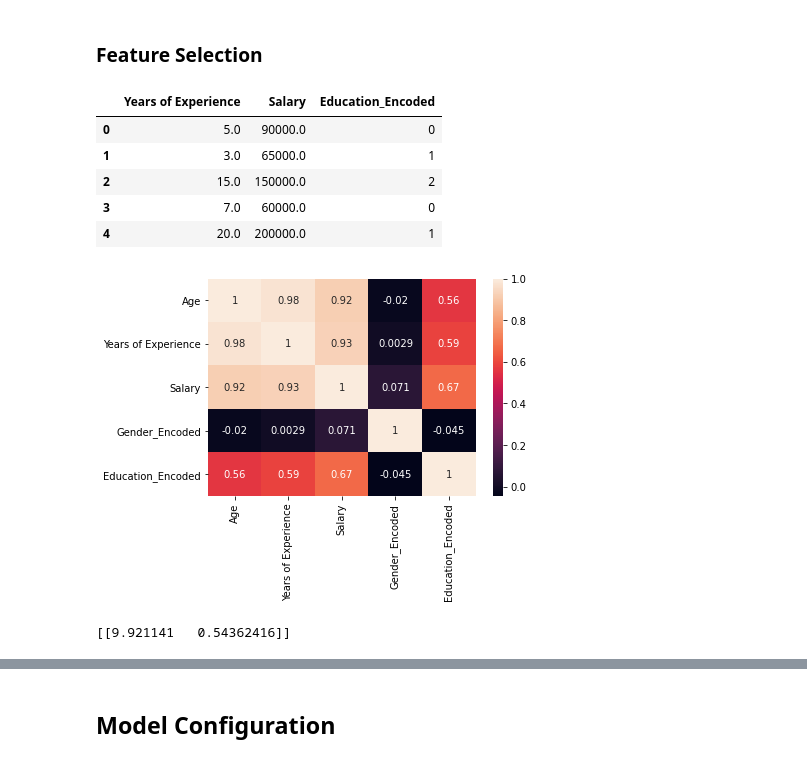
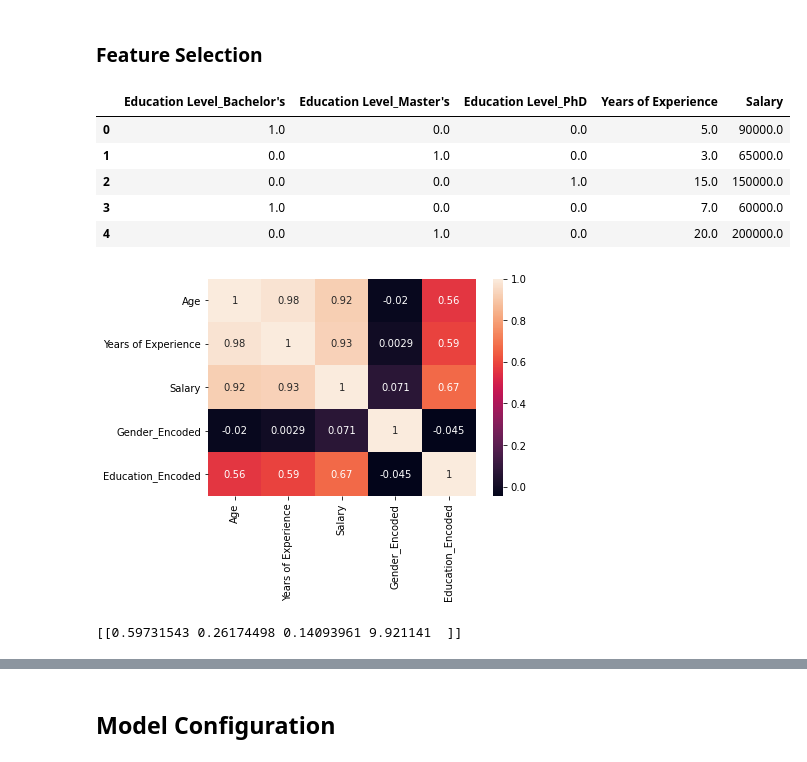
Before and after one commit to ouriquco/Salary-Predictions, a Jupyter notebook: multi_layer_perceptron_co.ipynb, the cells around one changed output, grey strips where cells are left out. Cells and saved outputs as stored; diff of their text form; code cells hidden in the pictures.

```diff
--- a/multi_layer_perceptron_co.ipynb
+++ b/multi_layer_perceptron_co.ipynb
@@ -59,45 +59,48 @@ data['Gender_Encoded'] = data['Gender'].map({'Female': 0, 'Male': 1})
 data.drop(columns=['Gender'], inplace=True)
 
 # Create map for tenary encoding
 education_mapping = {
     "Bachelor's": 0,
     "Master's": 1,
     "PhD": 2
 }
 
-# Perform ternary encoding
+data_non_numeric = data.select_dtypes(exclude=['number'])
+# Drop Job Title due to complexity
+data_non_numeric.drop(columns=['Job Title'], inplace=True)
+data_encoded = pd.get_dummies(data_non_numeric, dtype = float)
+
+# Perform ternary encoding for visualization only
 data['Education_Encoded'] = data['Education Level'].map(education_mapping)
 data.drop(columns=['Education Level'], inplace=True)
 
-data_non_numeric = data.select_dtypes(exclude=['number'])
-data_encoded = pd.get_dummies(data_non_numeric, dtype = float)
 data_numeric = data.select_dtypes(include=['number'])
 targets = pd.DataFrame(data["Salary"])
 
 # Check for multicollinearity amongst numerical values
 correlation_matrix = data_numeric.corr()
 sns.heatmap(correlation_matrix, annot=True)
 
 # Drop Age because it is highly correlated with Years of Experience and Years
 # of Experience is more correlated with our target Salary
 data_numeric.drop(columns=['Age'], inplace=True)
 
 # Drop gender because it is very loosley correlated to the dependent variable
 data_numeric.drop(columns=['Gender_Encoded'], inplace=True)
 
-# Drop Job Title due to complexity
-data_non_numeric.drop(columns=['Job Title'], inplace=True)
+# Drop Education_Encoded because we prefer the one hot encoding because this is linear regression problem
+data_numeric.drop(columns=['Education_Encoded'], inplace=True)
 
 # Concatenate the transformed data
-data_final = pd.concat([data_non_numeric, data_numeric], axis=1)
+data_final = pd.concat([data_encoded, data_numeric], axis=1)
 data_final.head()
 # %% [output]
-|  | Years of Experience | Salary | Education_Encoded |
-| 0 | 5.0 | 90000.0 | 0 |
-| 1 | 3.0 | 65000.0 | 1 |
-| 2 | 15.0 | 150000.0 | 2 |
-| 3 | 7.0 | 60000.0 | 0 |
-| 4 | 20.0 | 200000.0 | 1 |
+|  | Education Level_Bachelor's | Education Level_Master's | Education Level_PhD | Years of Experience | Salary |
+| 0 | 1.0 | 0.0 | 0.0 | 5.0 | 90000.0 |
+| 1 | 0.0 | 1.0 | 0.0 | 3.0 | 65000.0 |
+| 2 | 0.0 | 0.0 | 1.0 | 15.0 | 150000.0 |
+| 3 | 1.0 | 0.0 | 0.0 | 7.0 | 60000.0 |
+| 4 | 0.0 | 1.0 | 0.0 | 20.0 | 200000.0 |
 [figure]
 # %%
 # train/test split
@@ -115,7 +118,7 @@ normalizer = tf.keras.layers.Normalization(axis=-1)
 normalizer.adapt(np.array(train))
 print(normalizer.mean.numpy())
 # %% [output]
-[[9.921141   0.54362416]]
+[[0.59731543 0.26174498 0.14093961 9.921141  ]]
 # %%
 # Look at the correlation between variables
 sns.pairplot(data_final[data_final.columns], diag_kind="kde")
```
Also changed, not shown: parts of 7 cells of this notebook.
